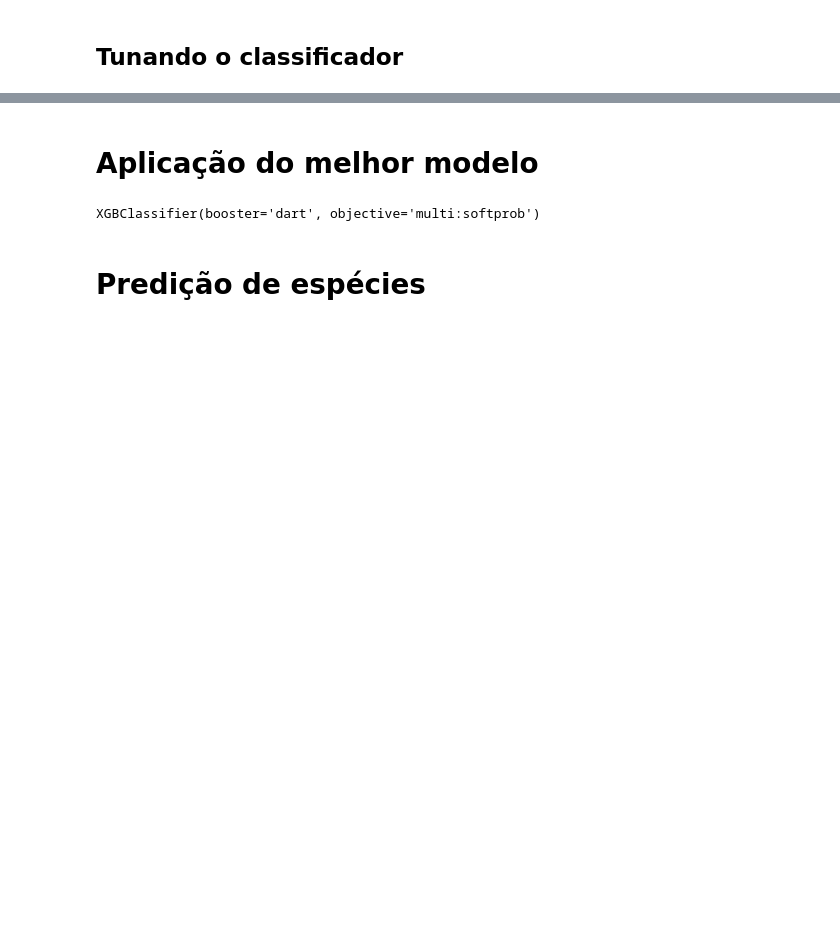
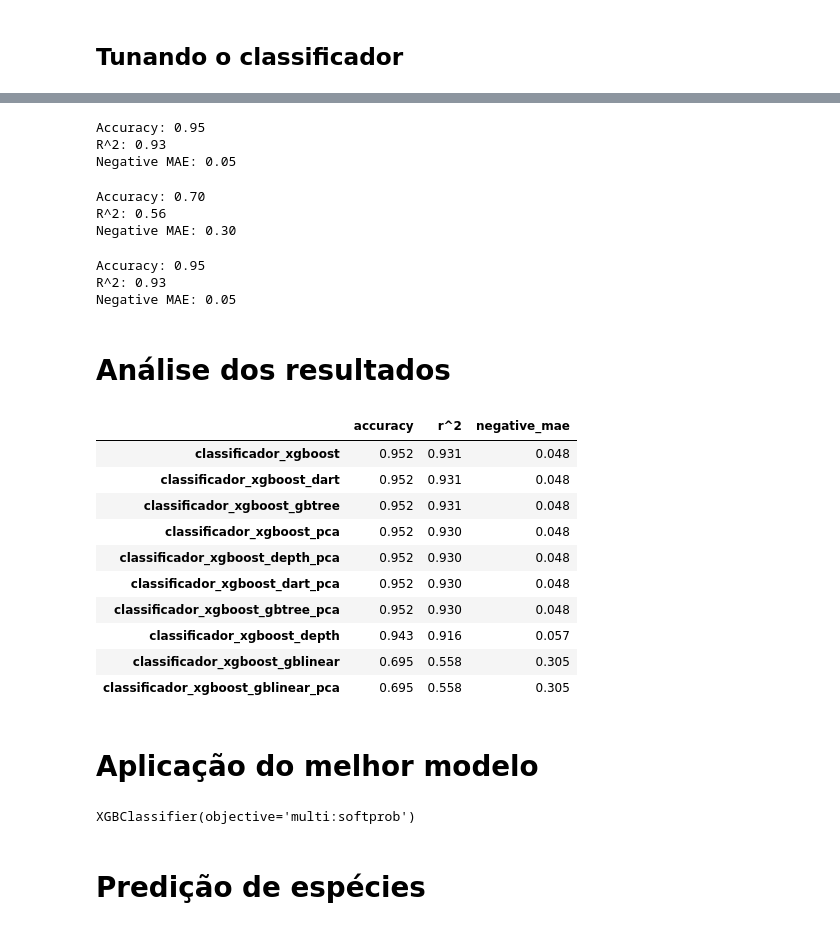
Before and after one commit to victorpecine/estudo_xgboost, a Jupyter notebook: iris_xgboost.ipynb, the cells around one changed output, grey strips where cells are left out. Drawn from its saved outputs; the diff is of its cells as text; code cells hidden in the pictures; blank space fills up the shorter version.

```diff
--- a/iris_xgboost.ipynb
+++ b/iris_xgboost.ipynb
@@ -101,0 +314,56 @@ resultado_cv_gbtree.mean()
+# %%
+classificador_xgboost_dart_pca = xgb.XGBClassifier(booster='dart')
+
+resultado_cv_acc_dart_pca = cross_val_score(classificador_xgboost_dart_pca, X_train_new, y_train, scoring='accuracy')
+
+print('Accuracy: {:.2f}'.format(abs(resultado_cv_acc_dart_pca.mean())))
+
+resultado_cv_rsquared_dart_pca = cross_val_score(classificador_xgboost_dart_pca, X_train_new, y_train, scoring='r2')
+
+print('R^2: {:.2f}'.format(abs(resultado_cv_rsquared_dart_pca.mean())))
+
+resultado_cv_nmae_dart_pca = cross_val_score(classificador_xgboost_dart_pca, X_train_new, y_train, scoring='neg_mean_absolute_error')
+
+print('Negative MAE: {:.2f}'.format(abs(resultado_cv_nmae_dart_pca.mean())))
+# %% [output]
+Accuracy: 0.95
+R^2: 0.93
+Negative MAE: 0.05
+# %%
+classificador_xgboost_gblinear_pca = xgb.XGBClassifier(booster='gblinear')
+
+resultado_cv_acc_gbl_pca = cross_val_score(classificador_xgboost_gblinear_pca, X_train_new, y_train, scoring='accuracy')
+
+print('Accuracy: {:.2f}'.format(abs(resultado_cv_acc_gbl_pca.mean())))
+
+resultado_cv_rsquared_gbl_pca = cross_val_score(classificador_xgboost_gblinear_pca, X_train_new, y_train, scoring='r2')
+
+print('R^2: {:.2f}'.format(abs(resultado_cv_rsquared_gbl_pca.mean())))
+
+resultado_cv_nmae_gbl_pca = cross_val_score(classificador_xgboost_gblinear_pca, X_train_new, y_train, scoring='neg_mean_absolute_error')
+
+print('Negative MAE: {:.2f}'.format(abs(resultado_cv_nmae_gbl_pca.mean())))
+# %% [output]
+Accuracy: 0.70
+R^2: 0.56
+Negative MAE: 0.30
+# %%
+classificador_xgboost_gbtree_pca = xgb.XGBClassifier(booster='gbtree')
+
+resultado_cv_acc_gbt_pca = cross_val_score(classificador_xgboost_gbtree_pca, X_train_new, y_train, scoring='accuracy')
+
+print('Accuracy: {:.2f}'.format(abs(resultado_cv_acc_gbt_pca.mean())))
+
+resultado_cv_rsquared_gbt_pca = cross_val_score(classificador_xgboost_gbtree_pca, X_train_new, y_train, scoring='r2')
+
+print('R^2: {:.2f}'.format(abs(resultado_cv_rsquared_gbt_pca.mean())))
+
+resultado_cv_nmae_gbt_pca = cross_val_score(classificador_xgboost_gbtree_pca, X_train_new, y_train, scoring='neg_mean_absolute_error')
+
+print('Negative MAE: {:.2f}'.format(abs(resultado_cv_nmae_gbt_pca.mean())))
+# %% [output]
+Accuracy: 0.95
+R^2: 0.93
+Negative MAE: 0.05
+# %% [markdown]
+# Análise dos resultados
@@ -102,11 +423,25 @@ resultado_cv_gbtree.mean()
+# %%
+df_results.sort_values(['accuracy', 'negative_mae'], ascending=False)
+# %% [output]
+|  | accuracy | r^2 | negative_mae |
+| classificador_xgboost | 0.952 | 0.931 | 0.048 |
+| classificador_xgboost_dart | 0.952 | 0.931 | 0.048 |
+| classificador_xgboost_gbtree | 0.952 | 0.931 | 0.048 |
+| classificador_xgboost_pca | 0.952 | 0.930 | 0.048 |
+| classificador_xgboost_depth_pca | 0.952 | 0.930 | 0.048 |
+| classificador_xgboost_dart_pca | 0.952 | 0.930 | 0.048 |
+| classificador_xgboost_gbtree_pca | 0.952 | 0.930 | 0.048 |
+| classificador_xgboost_depth | 0.943 | 0.916 | 0.057 |
+| classificador_xgboost_gblinear | 0.695 | 0.558 | 0.305 |
+| classificador_xgboost_gblinear_pca | 0.695 | 0.558 | 0.305 |
 # %% [markdown]
 # Aplicação do melhor modelo
 # %%
-melhor_modelo = classificador_xgboost_dart
+melhor_modelo = classificador_xgboost_gbtree
 
 melhor_modelo.fit(X_train, y_train)
 # %% [output]
-XGBClassifier(booster='dart', objective='multi:softprob')
+XGBClassifier(objective='multi:softprob')
 # %% [markdown]
 # Predição de espécies
 # %%
```
Also changed, not shown: parts of 33 cells of this notebook.
